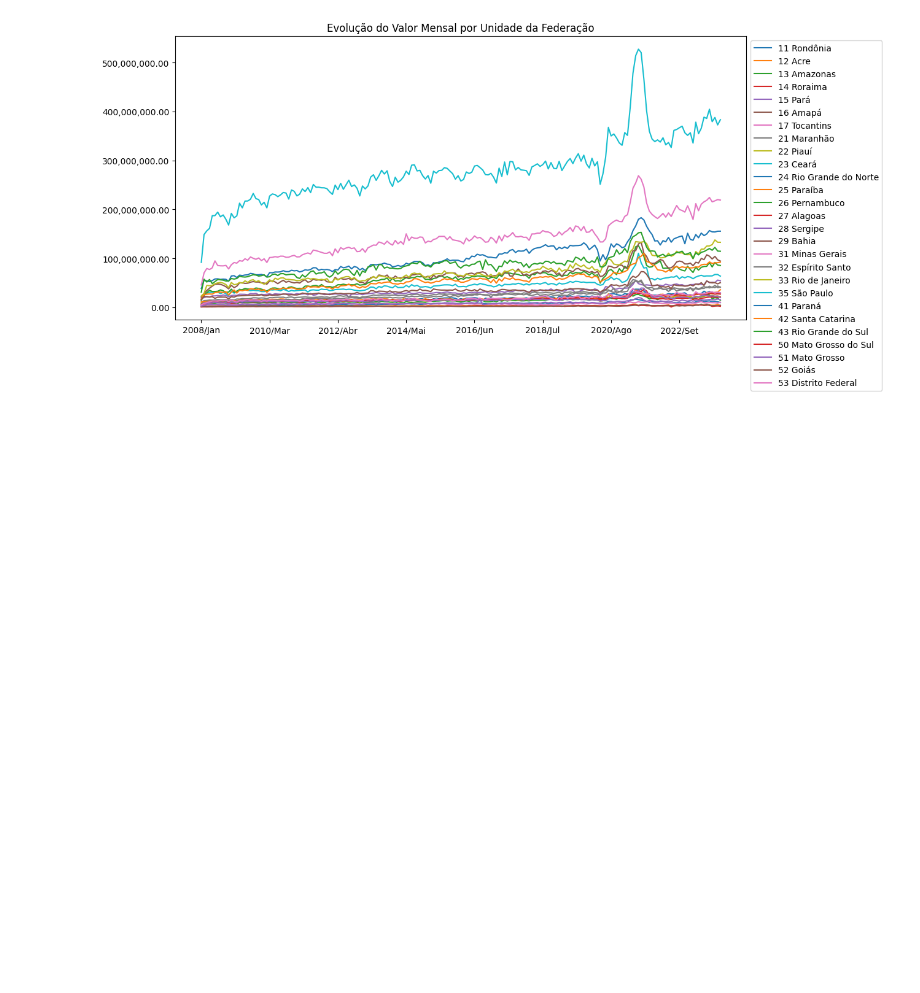
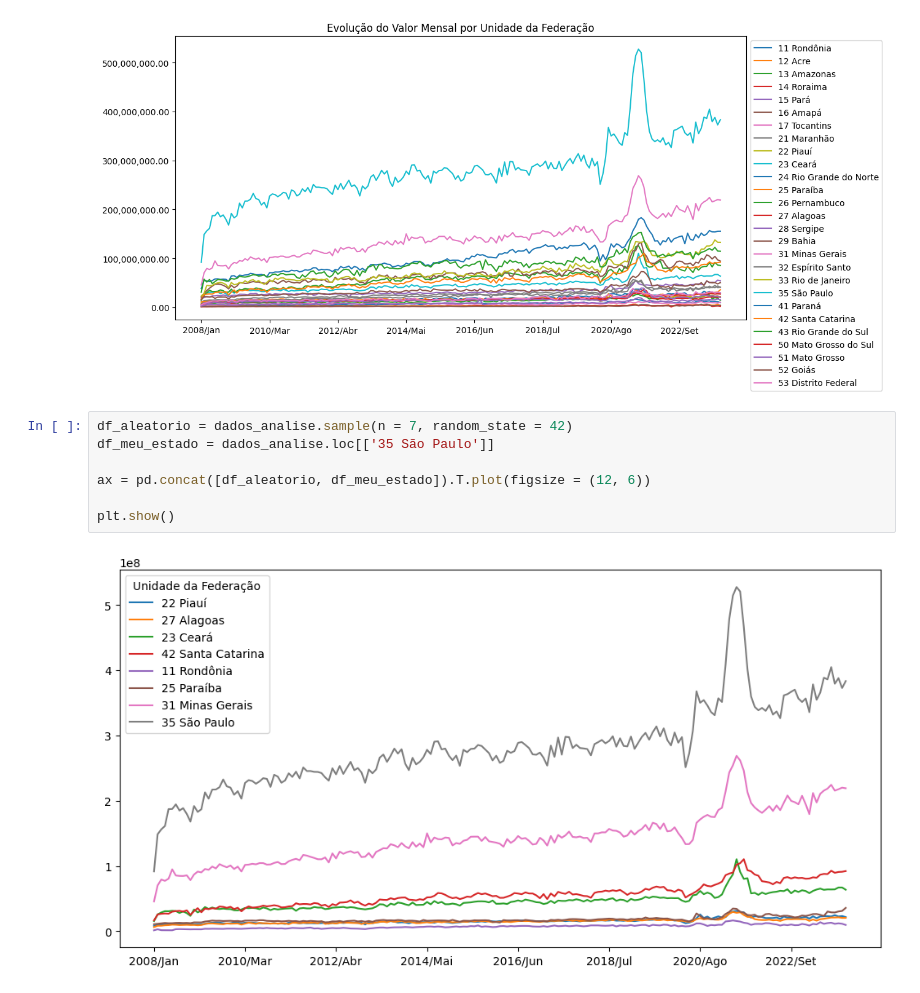
Before and after one commit to edupmon/fiap, a Jupyter notebook: pos-tech/data-analytics/fase-1/aula-3/producao-hospitalar.ipynb, the cells around one changed output. Saved outputs shown, nothing was run; the diff lists cells and outputs as text; blank space fills up the shorter version.

```diff
--- a/pos-tech/data-analytics/fase-1/aula-3/producao-hospitalar.ipynb
+++ b/pos-tech/data-analytics/fase-1/aula-3/producao-hospitalar.ipynb
@@ -199,3 +199,12 @@ plt.legend(loc = 'upper left', bbox_to_anchor=(1, 1))
 plt.show()
 # %% [output]
 [figure]
+# %%
+df_aleatorio = dados_analise.sample(n = 7, random_state = 42)
+df_meu_estado = dados_analise.loc[['35 São Paulo']]
+
+ax = pd.concat([df_aleatorio, df_meu_estado]).T.plot(figsize = (12, 6))
+
+plt.show()
+# %% [output]
+[figure, added]
```
Also changed, not shown: parts of 5 cells of this notebook.
